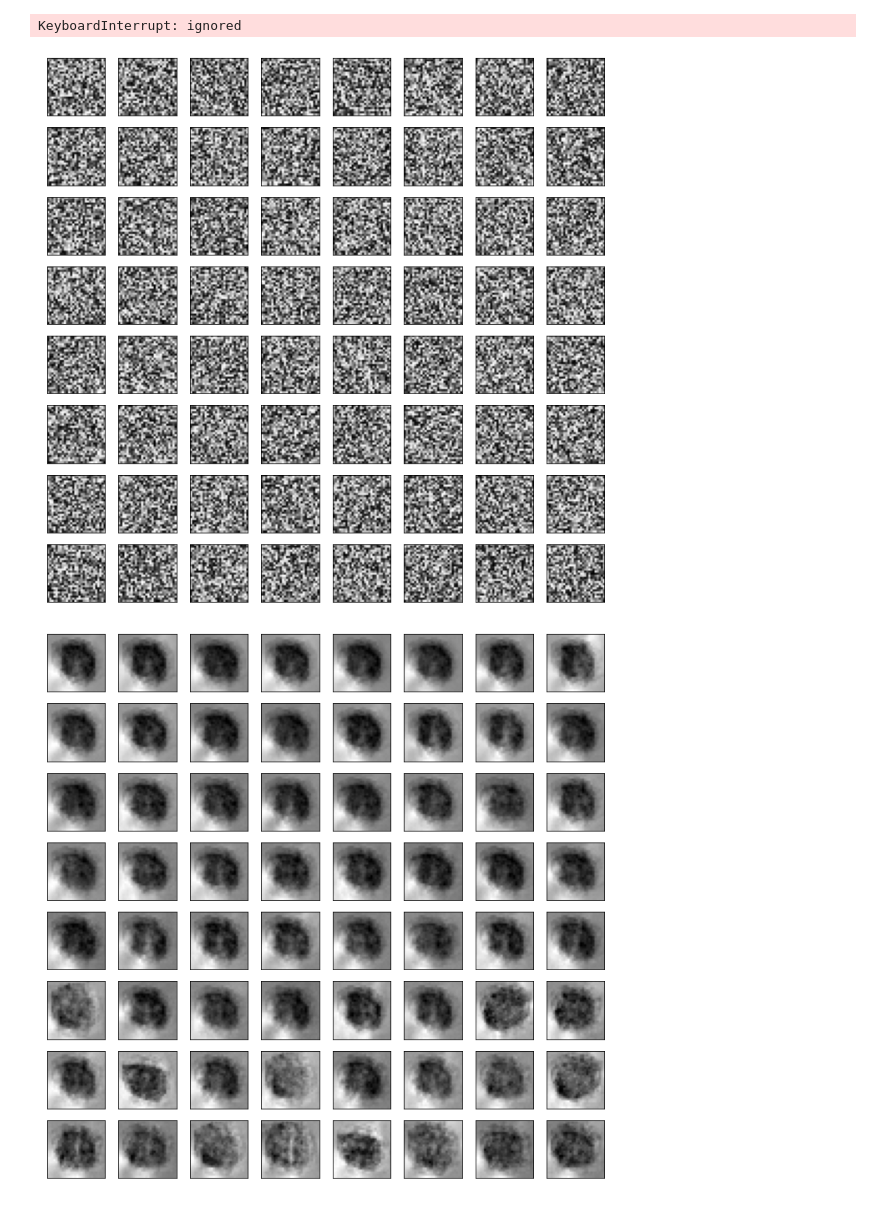
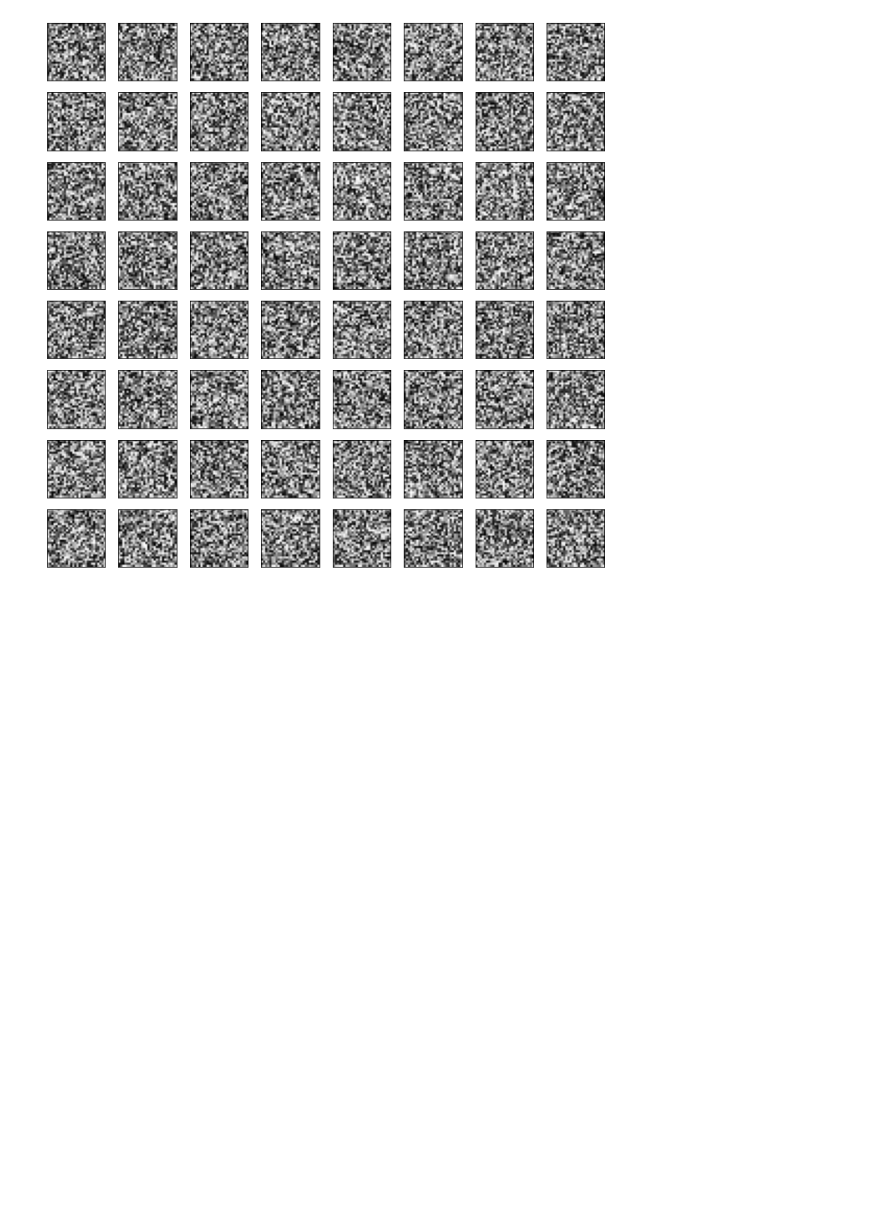
Before and after one commit to amazingvince/Forward-Forward, a Jupyter notebook: ffa2.ipynb, the cells around one changed output. Saved outputs shown, nothing was run; the diff lists cells and outputs as text; code cells hidden in the pictures; blank space fills up the shorter version.

Commit message:
shreyas version

```diff
--- a/ffa2.ipynb
+++ b/ffa2.ipynb
@@ -35,7 +35,7 @@ def p():
     plt.setp(plt.gcf().get_axes(), xticks=[], yticks=[])
 
 class FFLayer(nn.Module):
-    def __init__(self, in_shape, out_shape, bias, wd=5e-2):
+    def __init__(self, in_shape, out_shape, bias, wd=5e-1):
         super(FFLayer, self).__init__()
         self.layer1 = nn.Linear(in_shape, out_shape)
         self.bias = bias
@@ -43,14 +43,15 @@ class FFLayer(nn.Module):
 
 
     def forward(self, x, is_neg):
-        y = F.silu(self.layer1(x))
+        y = F.relu(self.layer1(x))
         # print(y.shape)
-        goodness = torch.sigmoid((y**2).sum(dim=-1) - self.bias).mean()
+        #goodness = torch.sigmoid((y**2).sum(dim=-1) - 0.5).mean()
+        goodness = (y**2).sum()
         if is_neg:
-            self.eta = 5e-1
+            self.eta = 5e-6
             (goodness).backward()
         else:
-            self.eta = 1e-1
+            self.eta = 1e-6
             (-goodness).backward()
         # clip_grad_norm_(self.layer1.weight.grad, 1)
         # clip_grad_norm_(self.layer1.bias.grad, 1)
@@ -61,13 +62,14 @@ class FFLayer(nn.Module):
         self.layer1.bias.data *= (1-self.wd)
 
         y_norm = y / torch.linalg.norm(y, dim=-1).unsqueeze(-1)
+        #y_norm = ((y-torch.mean(y))/torch.std(y))
 
         return (y_norm.detach(),
                 goodness.detach().cpu().item(),
                 (self.layer1.weight.data.detach().cpu()**2).sum().item())
 
     def predict(self, x):
-        y = F.silu(self.layer1(x))
+        y = F.relu(self.layer1(x))
 
         return  (y / torch.linalg.norm(y, dim=-1).unsqueeze(-1)).detach()
 
@@ -83,8 +85,11 @@ class ShufflePatches(object):
     u = nnf.unfold(x, kernel_size=self.ps, stride=self.ps, padding=0)
     # permute the patches of each image in the batch
     pu = torch.cat([b_[:, torch.randperm(b_.shape[-1])][None,...] for b_ in u], dim=0)
+    #print(pu.size(), 'Shreyas')
+    #pu = torch.randn(pu.size()).abs()
     # fold the permuted patches back together
     f = nnf.fold(pu, x.shape[-2:], kernel_size=self.ps, stride=self.ps, padding=0)
+    f = torch.randn(f.size()).abs()
     return f
 shuffle_patches = ShufflePatches(4)
 
@@ -96,15 +101,18 @@ neg_transform = transforms.Compose([
 
 ])
 
-
-mnist_data = torchvision.datasets.MNIST('datasets', download=True, train=True, transform=torchvision.transforms.transforms.ToTensor())
-data_loader = torch.utils.data.DataLoader(mnist_data, batch_size=512, shuffle=True, num_workers=1)
+transform = []
+transform.append(transforms.transforms.ToTensor())
+#transform.append(transforms.transforms.Normalize((0.1307,), (0.3081,)))
+transform = transforms.transforms.Compose(transform)
+mnist_data = torchvision.datasets.MNIST('datasets', download=True, train=True, transform=transform)
+data_loader = torch.utils.data.DataLoader(mnist_data, batch_size=1024, shuffle=True, num_workers=1)
 
 
-m1 = FFLayer(784, 2000, 20, 0.0001).to("cuda") #0.0001
-m2 = FFLayer(2000, 2000, 6, 0.0001).to("cuda")
-m3 = FFLayer(2000, 2000, 6, 0.0001).to("cuda")
-m4 = FFLayer(2000, 2000, 6, 0.0001).to("cuda")
+m1 = FFLayer(784, 2000, 0, 0.0).to("cuda") #0.0001
+m2 = FFLayer(2000, 2000, 0, 0.0).to("cuda")
+m3 = FFLayer(2000, 2000, 0, 0.0).to("cuda")
+m4 = FFLayer(2000, 2000, 0, 0.0).to("cuda")
 
 g_list = {'g1': [], 'g2': [], 'g3': [], 'g4': []}
 f_list = {'f1': [], 'f2': [], 'f3': [], 'f4' : []}
@@ -115,7 +123,7 @@ f_list_p = {'f1': [], 'f2': [], 'f3': [], 'f4' : []}
 g_list_n = {'g1': [], 'g2': [], 'g3': [], 'g4': []}
 f_list_n = {'f1': [], 'f2': [], 'f3': [], 'f4' : []}
 
-for e in range(50):
+for e in range(1):
   print(f"epoch {e}")
   if e % 5 == 0:
       p()
@@ -155,7 +163,7 @@ for e in range(50):
           f_list_p['f4'].append(f4)
 
 
-      if batch_idx%50 == 0:
+      if batch_idx%1 == 0:
           g_list['g1'].append(g1)
           g_list['g2'].append(g2)
           g_list['g3'].append(g3)
@@ -186,3 +194 @@ Idx 50: g1: 1.000E+00, g2: 1.000E+00, g3: 1.000E+00, g4: 1.000E+00, f1: 2.806E+0
-KeyboardInterrupt: ignored
-[figure, old version]
+[figure, new version]
-[figure, removed]
```
Also changed, not shown: parts of 6 cells of this notebook.
